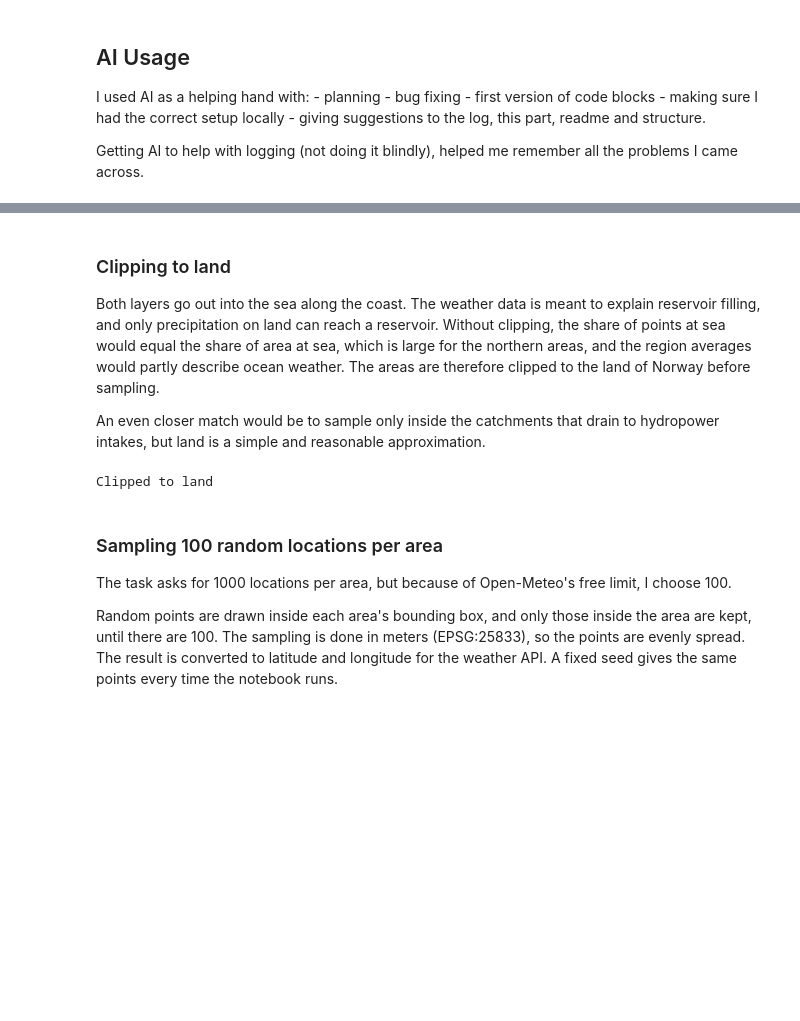
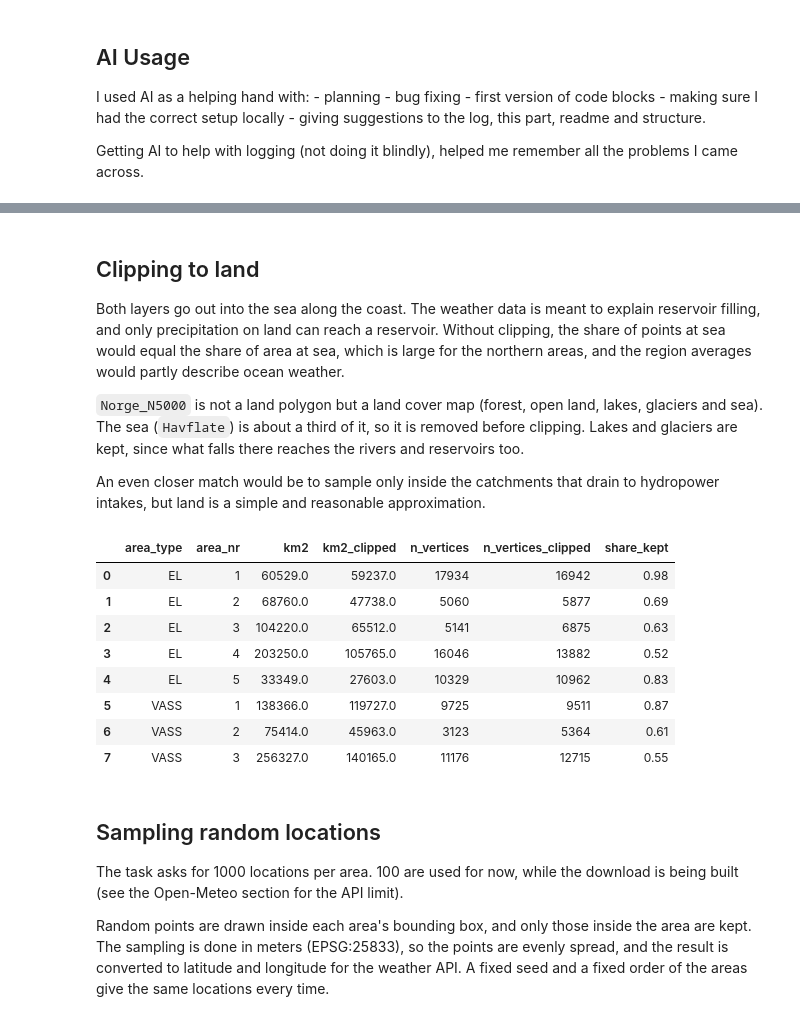
Before and after one commit to Povland/IND320, a Jupyter notebook: notebooks/Oblig3.ipynb, the cells around one changed output, grey strips where cells are left out. Cells and saved outputs as stored; diff of their text form; code cells hidden in the pictures; blank space fills up the shorter version.

```diff
--- a/notebooks/Oblig3.ipynb
+++ b/notebooks/Oblig3.ipynb
@@ -119,27 +114,30 @@ areas
 # %% [markdown]
-### Clipping to land
-Both layers go out into the sea along the coast. The weather data is meant to explain reservoir filling, and only precipitation on land can reach a reservoir. Without clipping, the share of points at sea would equal the share of area at sea, which is large for the northern areas, and the region averages would partly describe ocean weather. The areas are therefore clipped to the land of Norway before sampling.
+## Clipping to land
+Both layers go out into the sea along the coast. The weather data is meant to explain reservoir filling, and only precipitation on land can reach a reservoir. Without clipping, the share of points at sea would equal the share of area at sea, which is large for the northern areas, and the region averages would partly describe ocean weather.
+
+`Norge_N5000` is not a land polygon but a land cover map (forest, open land, lakes, glaciers and sea). The sea (`Havflate`) is about a third of it, so it is removed before clipping. Lakes and glaciers are kept, since what falls there reaches the rivers and reservoirs too.
 
 An even closer match would be to sample only inside the catchments that drain to hydropower intakes, but land is a simple and reasonable approximation.
-# %%
-# Land of Norway from NVE Atlas (Administrasjon > Administrative områder > Norge_N5000).
-# If the file is missing, the areas are used as they are, sea included
-LAND_PATH = DATA_PATH / "Norge_N5000.zip"
-
-if LAND_PATH.exists():
-    norway = gpd.read_file(LAND_PATH, encoding="utf-8")
-    # Remove the sea polygons.
-    norway = norway[norway["OBJTYPE"] != "Havflate"].to_crs(areas.crs)
-    areas = gpd.clip(areas, norway)
-    print("Clipped to land")
-else:
-    print(f"{LAND_PATH} not found, areas include the sea")
-# %% [output]
-Clipped to land
+# %%
+clipped = areas.clip_to_land(area_table)
+
+# Area and vertices before and after clipping
+clipped["km2_clipped"] = (clipped.geometry.area / 1e6).round()
+comparison = clipped[["area_type", "area_nr", "km2", "km2_clipped", "n_vertices", "n_vertices_clipped"]].copy()
+comparison["share_kept"] = (comparison["km2_clipped"] / comparison["km2"]).round(2)
+comparison
+# %% [output]
+|  | area_type | area_nr | km2 | km2_clipped | n_vertices | n_vertices_clipped | share_kept |
+| 0 | EL | 1 | 60529.0 | 59237.0 | 17934 | 16942 | 0.98 |
+| 1 | EL | 2 | 68760.0 | 47738.0 | 5060 | 5877 | 0.69 |
+| 2 | EL | 3 | 104220.0 | 65512.0 | 5141 | 6875 | 0.63 |
+| 3 | EL | 4 | 203250.0 | 105765.0 | 16046 | 13882 | 0.52 |
+| 4 | EL | 5 | 33349.0 | 27603.0 | 10329 | 10962 | 0.83 |
+| 5 | VASS | 1 | 138366.0 | 119727.0 | 9725 | 9511 | 0.87 |
+| 6 | VASS | 2 | 75414.0 | 45963.0 | 3123 | 5364 | 0.61 |
+| 7 | VASS | 3 | 256327.0 | 140165.0 | 11176 | 12715 | 0.55 |
 # %% [markdown]
-### Sampling 100 random locations per area
-The task asks for 1000 locations per area, but because of Open-Meteo's free limit, I choose 100.
+## Sampling random locations
+The task asks for 1000 locations per area. 100 are used for now, while the download is being built (see the Open-Meteo section for the API limit).
 
-Random points are drawn inside each area's bounding box, and only those inside the area are kept, until there are 100.
-The sampling is done in meters (EPSG:25833), so the points are evenly spread. The result is converted to latitude and longitude for the weather API.
-A fixed seed gives the same points every time the notebook runs.
+Random points are drawn inside each area's bounding box, and only those inside the area are kept. The sampling is done in meters (EPSG:25833), so the points are evenly spread, and the result is converted to latitude and longitude for the weather API. A fixed seed and a fixed order of the areas give the same locations every time.
```
Also changed, not shown: parts of 22 cells of this notebook, 4 other files.
